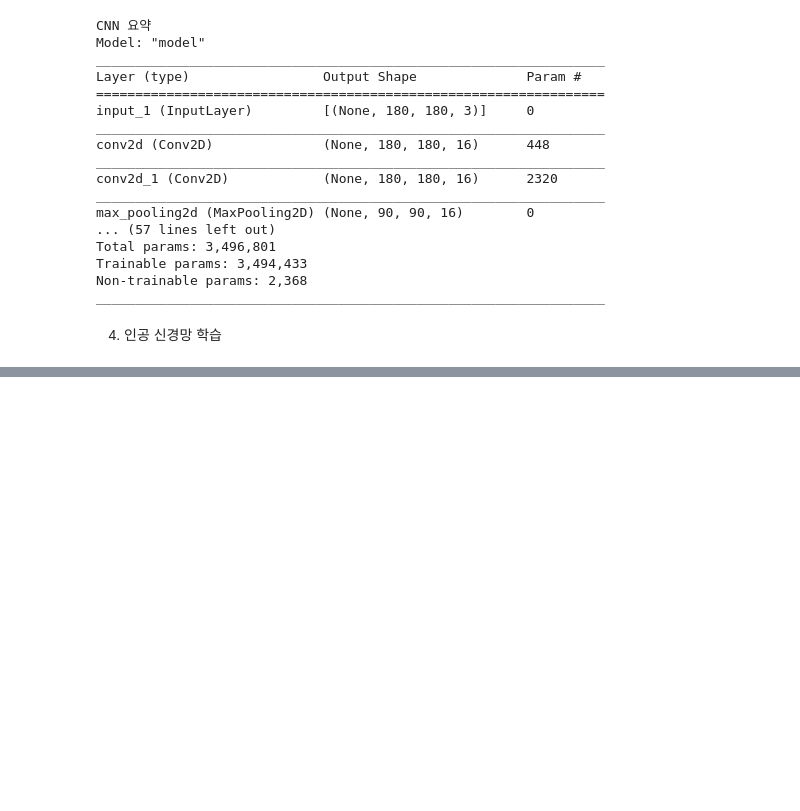
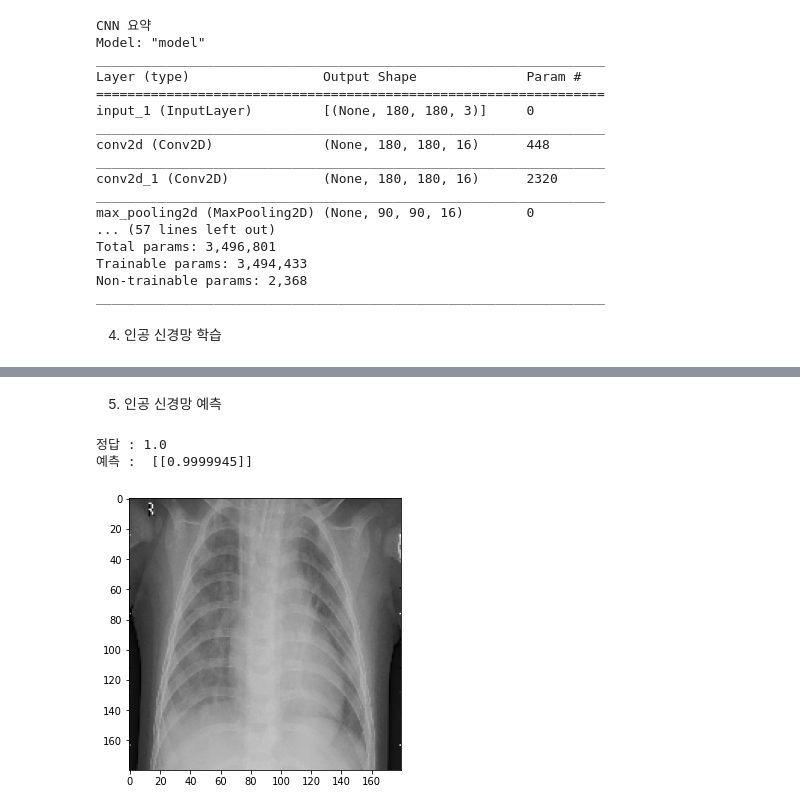
Before and after one commit to mongbro/colab, a Jupyter notebook: 11_pneumonia.ipynb, the cells around one changed output, grey strips where cells are left out. Drawn from its saved outputs; the diff is of its cells as text; code cells hidden in the pictures; blank space fills up the shorter version.

```diff
--- a/11_pneumonia.ipynb
+++ b/11_pneumonia.ipynb
@@ -425,0 +410,17 @@ print('최종 정확도 : {:.2f}'.format(score[1]))
+# %% [markdown]
+5. 인공 신경망 예측
+# %%
+# CNN 예측
+# 임의의 사진 하나 선택
+plt.figure(figsize = (5, 5))
+plt.imshow(X_test[120])
+print('정답 :', Y_test[120])
+
+sample = X_test[120].reshape(1, 180, 180, 3)
+pred = model.predict(sample)
+
+print("예측 : ", pred)
+# %% [output]
+정답 : 1.0
+예측 :  [[0.9999945]]
+[figure, added]
```
Also changed, not shown: parts of 5 cells of this notebook.
